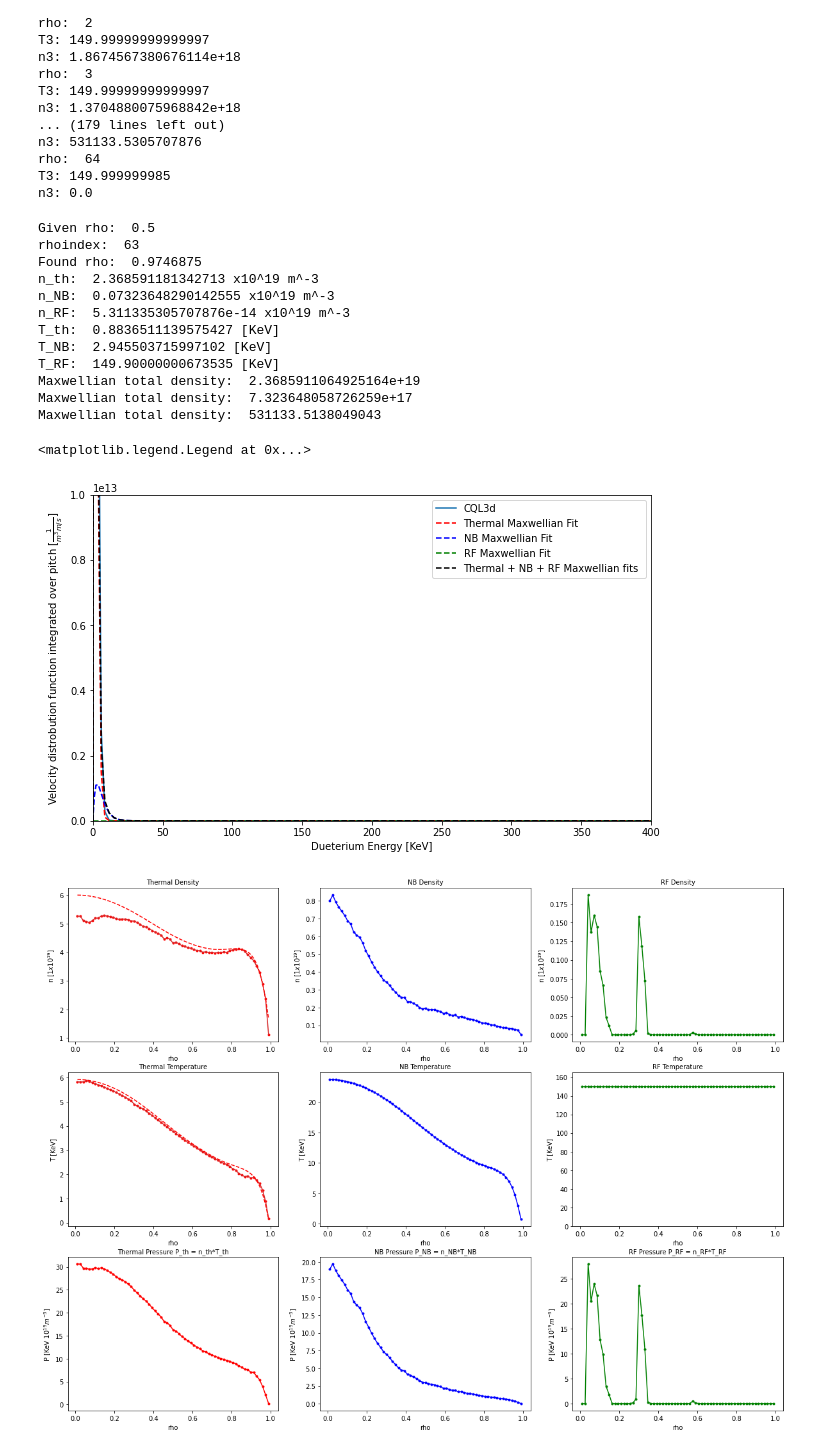
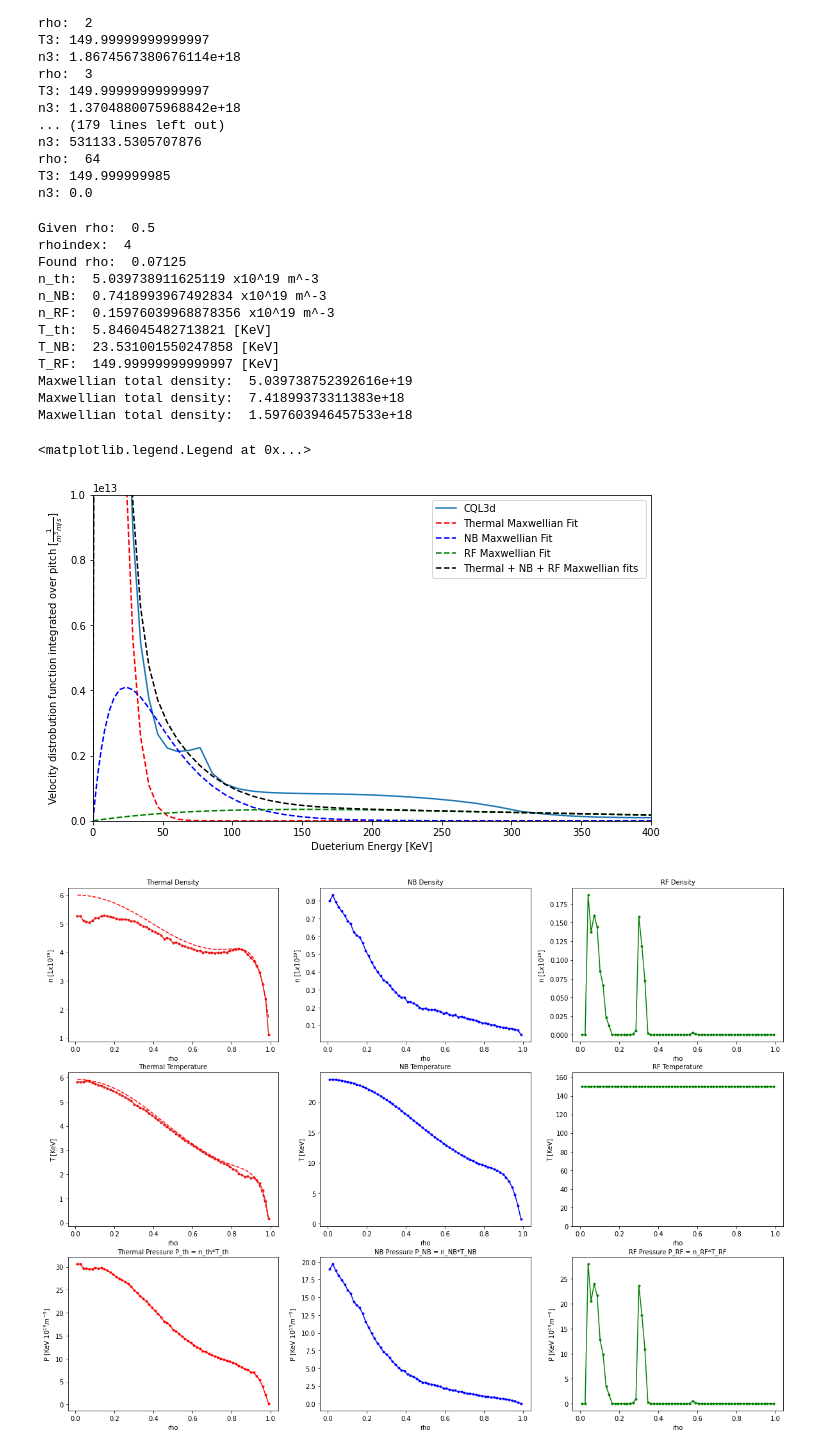
Before and after one commit to vandelij/genray_cql3d_plots, a Jupyter notebook: shots/147634/scan_beam_and_RF/beam_5_RF_testing/make_distrobution.ipynb, the cells around one changed output. Saved outputs shown, nothing was run; the diff lists cells and outputs as text; code cells hidden in the pictures.

```diff
--- a/shots/147634/scan_beam_and_RF/beam_5_RF_testing/make_distrobution.ipynb
+++ b/shots/147634/scan_beam_and_RF/beam_5_RF_testing/make_distrobution.ipynb
@@ -711,7 +711,7 @@ axs[0,1].set_title('NB Density Versus T')
 #     axs[1].plot(Tfast_array, nfastNB, color='blue', label='NB')
 
 
-rhoindex = 10
+rhoindex = 8
 T = genray_temps[rhoindex]
 n = genray_density[rhoindex]
 powerRF = powers_RF[rhoindex]*1e6
@@ -946,7 +946,7 @@ n3: 0.0
 # plot a distrobution function reconstruction at a given rho
 rho_i = 0.5
 
-rhoindex= 63  # = np.where(rho - rho_i == min(np.abs(rho-rho_i)))[0][0]
+rhoindex= 4  # = np.where(rho - rho_i == min(np.abs(rho-rho_i)))[0][0]
 print('Given rho: ', rho_i)
 print('rhoindex: ', rhoindex)
 print('Found rho: ', rho[rhoindex])
@@ -960,45 +960,45 @@ n_th = nth_array[rhoindex]
 n_NB = nNB_array[rhoindex]
 n_RF = nRF_array[rhoindex]
 
 print('n_th: ', n_th, 'x10^19 m^-3')
 print('n_NB: ', n_NB, 'x10^19 m^-3')
 print('n_RF: ', n_RF, 'x10^19 m^-3')
 print('T_th: ', T_th, '[KeV]')
 print('T_NB: ', T_NB, '[KeV]')
 print('T_RF: ', T_RF, '[KeV]')
 
 # get the cql solution
 integrated_over_pitch = integrated_over_pitch_array[rhoindex]
 
 plt.figure(figsize=(10,6))
 plt.plot(enerkev, integrated_over_pitch, label='CQL3d')
 
 max_energy_gridTH, max_TH = plot_maxwell_given_n_T_enerkev(n_th*1e19, T_th, enerkev, plotlog=False, color='red', label='Thermal Maxwellian Fit')
 max_energy_gridNB, max_NB = plot_maxwell_given_n_T_enerkev(n_NB*1e19, T_NB, enerkev, plotlog=False, color='blue', label='NB Maxwellian Fit')
 max_energy_gridRF, max_RF = plot_maxwell_given_n_T_enerkev(n_RF*1e19, T_RF, enerkev, plotlog=False, color='green', label='RF Maxwellian Fit')
 
 
 plt.plot(enerkev,  max_TH + max_NB + max_RF, '--', label='Thermal + NB + RF Maxwellian fits ', color='black')
 plt.xlabel('Dueterium Energy [KeV]')
 plt.ylabel(r'Velocity distrobution function integrated over pitch [$\frac{1}{m^3 m/s}$]')
 plt.xlim(0, 400)
 plt.ylim(0, (1e13))
 plt.legend()
 # %% [output]
 Given rho:  0.5
-rhoindex:  63
-Found rho:  0.9746875
-n_th:  2.368591181342713 x10^19 m^-3
-n_NB:  0.07323648290142555 x10^19 m^-3
-n_RF:  5.311335305707876e-14 x10^19 m^-3
-T_th:  0.8836511139575427 [KeV]
-T_NB:  2.945503715997102 [KeV]
-T_RF:  149.90000000673535 [KeV]
-Maxwellian total density:  2.3685911064925164e+19
-Maxwellian total density:  7.323648058726259e+17
-Maxwellian total density:  531133.5138049043
+rhoindex:  4
+Found rho:  0.07125
+n_th:  5.039738911625119 x10^19 m^-3
+n_NB:  0.7418993967492834 x10^19 m^-3
+n_RF:  0.15976039968878356 x10^19 m^-3
+T_th:  5.846045482713821 [KeV]
+T_NB:  23.531001550247858 [KeV]
+T_RF:  149.99999999999997 [KeV]
+Maxwellian total density:  5.039738752392616e+19
+Maxwellian total density:  7.41899373311383e+18
+Maxwellian total density:  1.597603946457533e+18
 <matplotlib.legend.Legend at 0x...>
-[figure, old version]
+[figure, new version]
 # %%
 # plot the thermal, neutral beam, and RF density and temperature
 factor1 = 1
```
Also changed, not shown: parts of 6 cells of this notebook, 3 other files.
